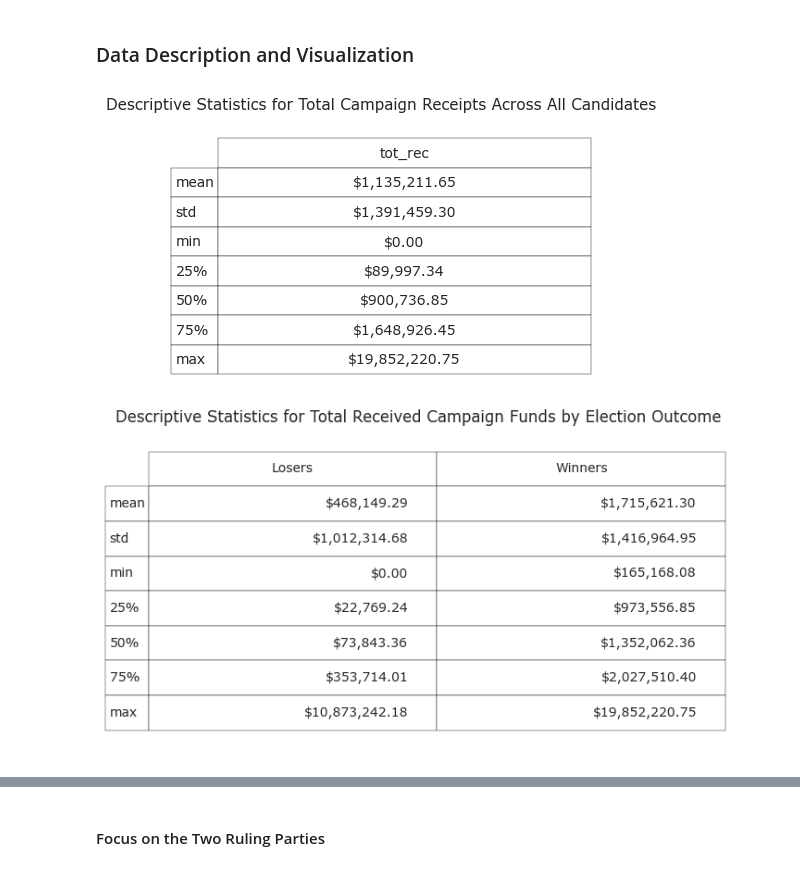
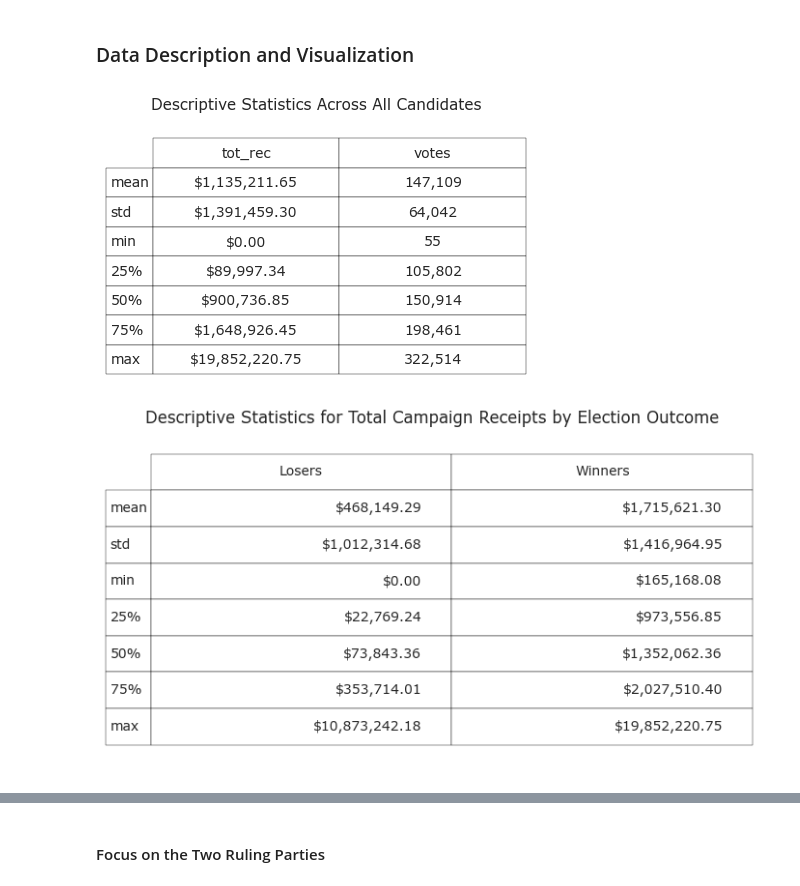
Before and after one commit to neophyte577/campaign-finance-analysis-house-2016, a Jupyter notebook: analysis/supplementary-analysis-smaller-dataset/house_campaign_finance_analysis_with_votes_2016.ipynb, the cells around one changed output, grey strips where cells are left out. Cells and saved outputs as stored; diff of their text form; code cells hidden in the pictures.

```diff
--- a/analysis/supplementary-analysis-smaller-dataset/house_campaign_finance_analysis_with_votes_2016.ipynb
+++ b/analysis/supplementary-analysis-smaller-dataset/house_campaign_finance_analysis_with_votes_2016.ipynb
@@ -16,11 +16,11 @@ from sklearn.metrics import *
 # %% [markdown]
 As mentioned in the introduction to the main notebook of this project (house_campaign_finance_analysis_2016.ipynb) the following dataset includes only those candidates who appeared on the 2016 general election ballot and for whom complete vote count and vote share data were available. It is less comprehensive (in that it captures only a small subset of electoral defeats), but is also richer, more balanced, and hopefully more informative in most respects than the larger dataset, whose observations contain only campaign finance data and a single dichotomous variable ('winner') encoding electoral victory or defeat.
 # %%
-finance = pd.read_csv('../data/processed/house_campaign_finance_data_2016_processed.csv')
+finance = pd.read_csv('../../data/processed/house_campaign_finance_data_2016_processed.csv')
 
 finance[['fec_id','first_name','last_name']] = finance[['fec_id','first_name','last_name']].astype(str)
 
-election = pd.read_csv('../data/processed/house_election_results_2016_processed.csv')
+election = pd.read_csv('../../data/processed/house_election_results_2016_processed.csv')
 
 election[['fec_id','first_name','last_name']] = election[['fec_id','first_name','last_name']].astype(str)
 # %% [markdown]
@@ -192,35 +192,34 @@ house = house[house['state_abbr'].isin(states)]
 # %% [markdown]
 ### Data Description and Visualization
 # %%
-# d = house[['tot_rec','votes']].describe().drop(index='count')
-d = house[['tot_rec']].describe().drop(index='count')
+d = house[['tot_rec','votes']].describe().drop(index='count')
 
 d['tot_rec'] = d['tot_rec'].apply(lambda x: f"${x:,.2f}" if isinstance(x, (int, float)) else x)
-# d['votes'] = d['votes'].astype(int).apply(lambda x: f"{x:,}" if isinstance(x, (int, float)) else x)
+d['votes'] = d['votes'].astype(int).apply(lambda x: f"{x:,}" if isinstance(x, (int, float)) else x)
 
 fig, ax = plt.subplots(figsize=(4.5, 3))
 
 ax.axis('tight')
 ax.axis('off')
 plt.rcParams['font.family'] = 'Verdana'
 
 table = ax.table(
     cellText=d.values,
     colLabels=d.columns,
     rowLabels=d.index,
     loc='center',
     cellLoc='center'
 )
 
 table.auto_set_font_size(False)
 table.set_fontsize(10)
 table.scale(1, 2)
-fig.suptitle('Descriptive Statistics for Total Campaign Receipts Across All Candidates', fontsize=11)
+fig.suptitle('Descriptive Statistics Across All Candidates', fontsize=11)
 fig.tight_layout()
-
+fig.savefig('../../results/smaller-dataset/tables/table_of_descriptive_statistics_across_all_candidates.png')
 plt.show()
 # %% [output]
-[figure, old version]
+[figure, new version]
 # %%
 describe_losers = house[house['winner']==0]['tot_rec'].describe().apply(lambda x: f'${x:,.2f}' if isinstance(x, (int, float)) else x).drop('count', axis='index')
 
@@ -234,11 +233,12 @@ plt.rcParams['font.family'] = 'Verdana'
 ax.axis('off'), ax.axis('tight')
 table = ax.table(cellText=des.values.tolist(), rowLabels=des.index, colLabels=['Losers','Winners'], loc='center')
 table.scale(1,2)
-plt.title('Descriptive Statistics for Total Received Campaign Funds by Election Outcome       ')
-
+plt.title('Descriptive Statistics for Total Campaign Receipts by Election Outcome       ')
 fig.tight_layout()
+fig.savefig('../../results/smaller-dataset/tables/table_of_descriptive_statistics_for_total_campaign_receipts_by_electoral_outcome.png')
+plt.show()
 # %% [output]
-[figure, old version]
+[figure, new version]
 # %%
 sns.histplot(data=house, x='tot_rec', kde=True, color='#15b01a')
 
```
Also changed, not shown: parts of 20 cells of this notebook, 53 other files.
